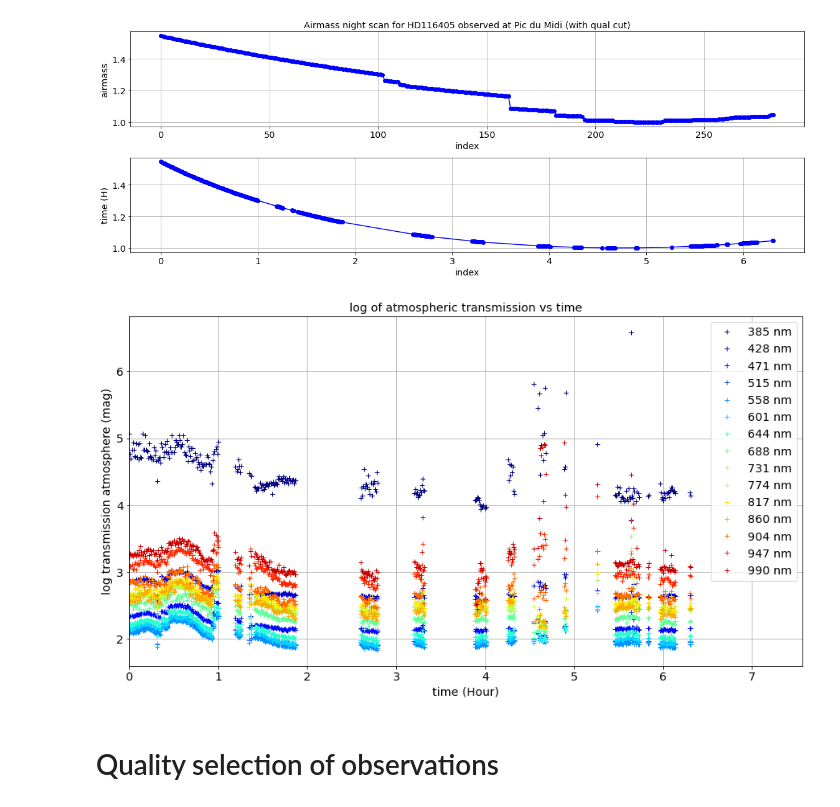
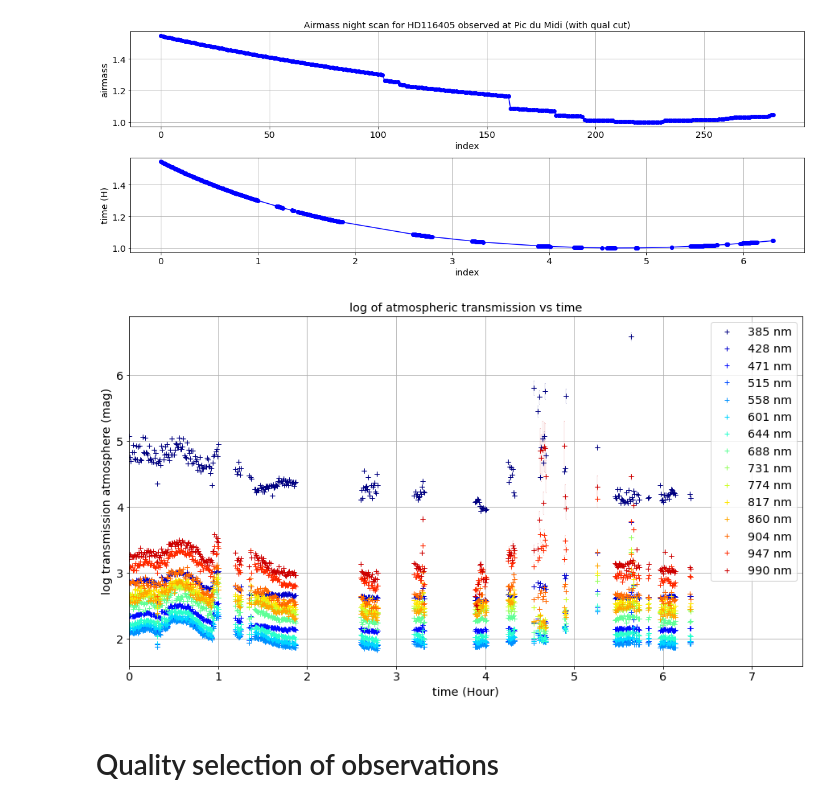
Before and after one commit to sylvielsstfr/PhotomCorrectAuxTel, a Jupyter notebook: analysis/MLfit_gp_data/MLfit_bouguer_gp.ipynb, the cells around one changed output. Saved outputs shown, nothing was run; the diff lists cells and outputs as text; code cells hidden in the pictures.

```diff
--- a/analysis/MLfit_gp_data/MLfit_bouguer_gp.ipynb
+++ b/analysis/MLfit_gp_data/MLfit_bouguer_gp.ipynb
@@ -162,7 +162,8 @@ def ConvertToImage(all_df,WLMIN=350,WLMAX=1100):
     WL=np.arange(WLMIN,WLMAX+1)
     NWL=len(WL)
 
-    mag_table=np.zeros((N,NWL))
+    mag_table=np.zeros((N,NWL))   # table of relative magnitudes
+    emag_table=np.zeros((N,NWL))  # table of error on magnitudes
     airm_table=np.zeros(N)
     time_table=np.zeros(N)
 
@@ -170,13 +171,16 @@ def ConvertToImage(all_df,WLMIN=350,WLMAX=1100):
         df=all_df[idx]
 
         fcn = interpolate.interp1d(df.wavelength,df.mag,bounds_error=False,fill_value=(0,0))
+        fcn2 = interpolate.interp1d(df.wavelength,df.errmag,bounds_error=False,fill_value=(0,0))
+
         mag_table[idx,:] = fcn(WL)
+        emag_table[idx,:] = fcn2(WL)
         airm_table[idx]  = df.airmass[0]
         time_table[idx]  = df.time[0]
 
-    return WL, mag_table, airm_table,time_table
+    return WL, mag_table, emag_table ,airm_table,time_table
 # %%
-def GetBouguerLinesTim(Npoints,wl,tim,magref ,FLAG_PLOT=True):
+def GetBouguerLinesTim(Npoints,wl,tim,magref,emag,FLAG_PLOT=True):
     """
 
     """
@@ -211,10 +215,13 @@ def GetBouguerLinesTim(Npoints,wl,tim,magref ,FLAG_PLOT=True):
         iwl=iwl_sel[idx]
 
         the_y=magref[:,iwl]
+        the_ey=emag[:,iwl]
+        the_ey=np.where(the_ey>1,0,the_ey)
 
 
         if FLAG_PLOT:
             ax.plot(the_x,the_y,'+',color=all_colors[idx],label=wl_label[idx])
+            ax.errorbar(the_x,the_y,yerr=the_ey, fmt = '+', color=all_colors[idx],capsize = 0.1, ecolor=all_colors[idx], elinewidth = .1)
 
 
 
@@ -618,7 +630,7 @@ all_df[0].airmass[0]
 # %% [markdown]
 # Convert Not filtered spectra into Mag table
 # %%
-WL,Mags,AirM,Tim = ConvertToImage(all_df,WLMIN= WLMINSEL ,WLMAX= WLMAXSEL)
+WL,Mags,EMags,AirM,Tim = ConvertToImage(all_df,WLMIN= WLMINSEL ,WLMAX= WLMAXSEL)
 # %%
 fig=plt.figure(figsize=(16,6))
 ax1=fig.add_subplot(211)
@@ -768,7 +781,7 @@ ax.set_ylim(25,35)
 # %% [markdown]
 ## Convert to image
 # %%
-WL,Mags, AirM,Tim = ConvertToImage(all_df_filt,WLMIN= WLMINSEL ,WLMAX= WLMAXSEL )
+WL,Mags, EMags,AirM,Tim = ConvertToImage(all_df_filt,WLMIN= WLMINSEL ,WLMAX= WLMAXSEL )
 # %%
 fig=plt.figure(figsize=(16,6))
 ax1=fig.add_subplot(211)
@@ -792,9 +805,9 @@ plt.tight_layout()
 # %%
 MagsRef=Mags-sed_mag0
 # %%
-GetBouguerLinesTim(15,WL,Tim,MagsRef,FLAG_PLOT=True)
+GetBouguerLinesTim(15,WL,Tim,MagsRef,EMags,FLAG_PLOT=True)
 # %% [output]
-[figure, old version]
+[figure, new version]
 # %% [markdown]
 # Quality selection of observations
 # %%
```
Also changed, not shown: parts of 14 cells of this notebook, 1 other file.
